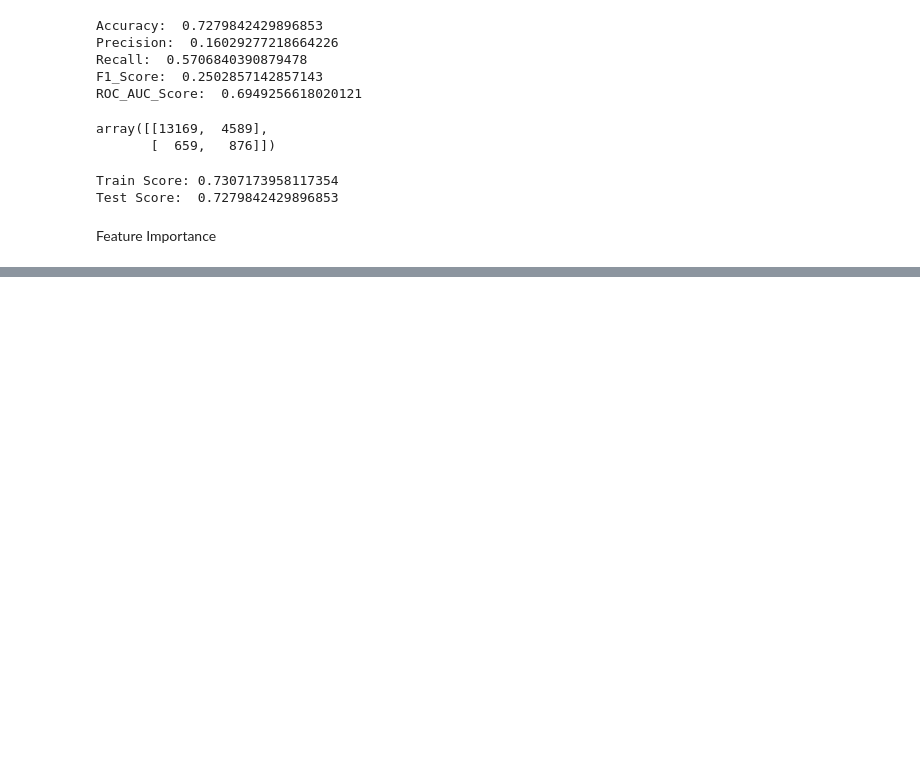
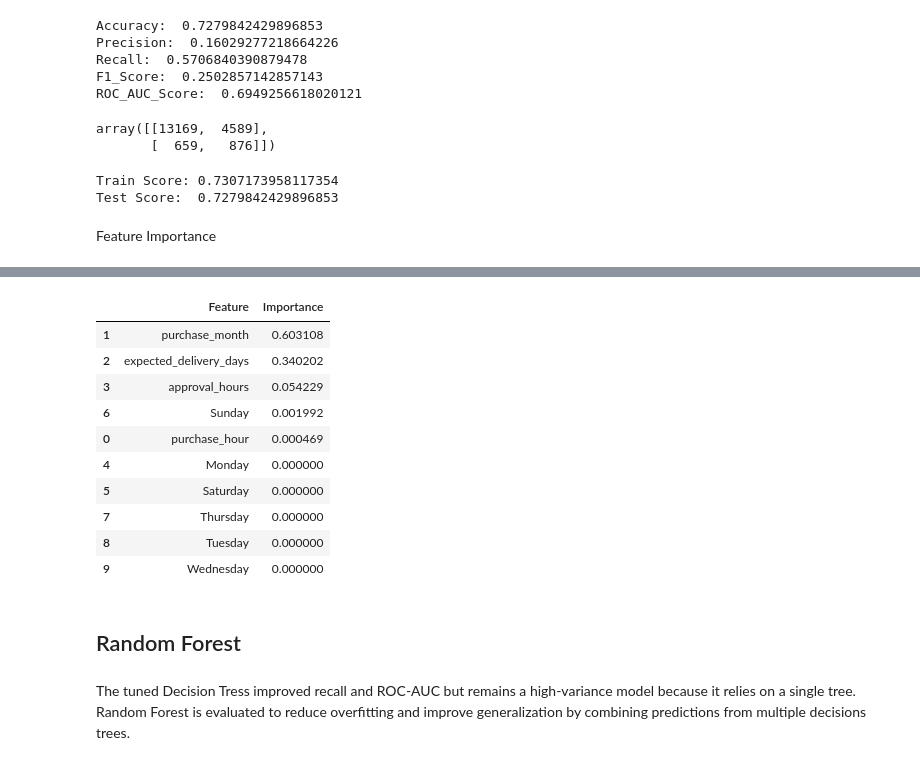
Before and after one commit to narendrajethi220/Predicting-Late-E-Commerce-Deliveries-Using-Machine-Learning, a Jupyter notebook: notebook/03_model_training_and_evaluation.ipynb, the cells around one changed output, grey strips where cells are left out. Drawn from its saved outputs; the diff is of its cells as text; code cells hidden in the pictures; blank space fills up the shorter version.

Commit message:
Implement baseline random forest model

```diff
--- a/notebook/03_model_training_and_evaluation.ipynb
+++ b/notebook/03_model_training_and_evaluation.ipynb
@@ -302,0 +299,22 @@ array([4.68683435e-04, 6.03107922e-01, 3.40201920e-01, 5.42293288e-02,
+# %%
+feature_imp.sort_values(
+    by="Importance",
+    ascending=False
+)
+# %% [output]
+|  | Feature | Importance |
+| 1 | purchase_month | 0.603108 |
+| 2 | expected_delivery_days | 0.340202 |
+| 3 | approval_hours | 0.054229 |
+| 6 | Sunday | 0.001992 |
+| 0 | purchase_hour | 0.000469 |
+| 4 | Monday | 0.000000 |
+| 5 | Saturday | 0.000000 |
+| 7 | Thursday | 0.000000 |
+| 8 | Tuesday | 0.000000 |
+| 9 | Wednesday | 0.000000 |
+# %% [markdown]
+## Random Forest
+# %% [markdown]
+The tuned Decision Tress improved recall and ROC-AUC but remains a high-variance model because it relies on a single tree.
+Random Forest is evaluated to reduce overfitting and improve generalization by combining predictions from multiple decisions trees.
```
Also changed, not shown: parts of 8 cells of this notebook, 1 other file.
